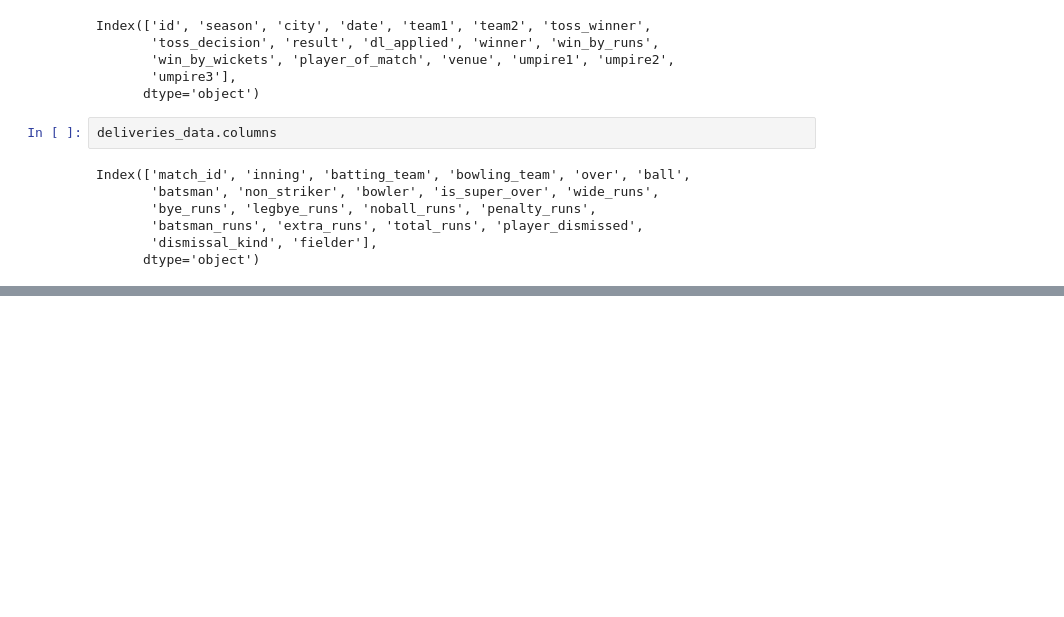
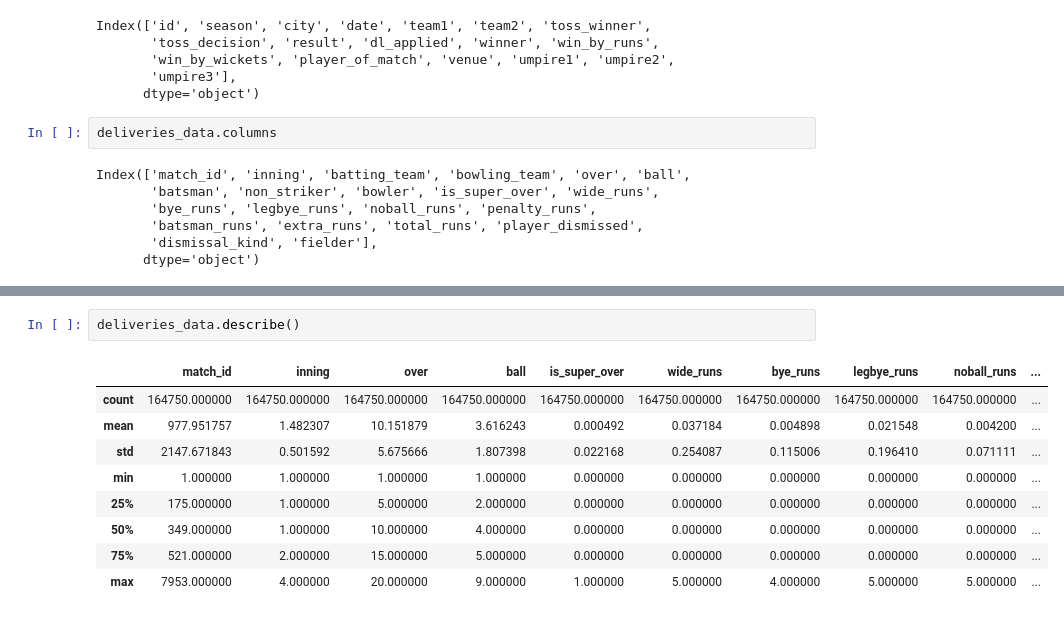
Before and after one commit to idhariharan/Hari-Iyer-INSAID-GCDAI-, a Jupyter notebook: hariiyermarch2k19cohortterm1projectipl.ipynb, the cells around one changed output, grey strips where cells are left out. Drawn from its saved outputs; the diff is of its cells as text; blank space fills up the shorter version.

```diff
--- a/hariiyermarch2k19cohortterm1projectipl.ipynb
+++ b/hariiyermarch2k19cohortterm1projectipl.ipynb
@@ -175,0 +272,12 @@ Index(['match_id', 'inning', 'batting_team', 'bowling_team', 'over', 'ball',
+# %%
+deliveries_data.describe()
+# %% [output]
+|  | match_id | inning | over | ball | is_super_over | wide_runs | bye_runs | legbye_runs | noball_runs | ... |
+| count | 164750.000000 | 164750.000000 | 164750.000000 | 164750.000000 | 164750.000000 | 164750.000000 | 164750.000000 | 164750.000000 | 164750.000000 | ... |
+| mean | 977.951757 | 1.482307 | 10.151879 | 3.616243 | 0.000492 | 0.037184 | 0.004898 | 0.021548 | 0.004200 | ... |
+| std | 2147.671843 | 0.501592 | 5.675666 | 1.807398 | 0.022168 | 0.254087 | 0.115006 | 0.196410 | 0.071111 | ... |
+| min | 1.000000 | 1.000000 | 1.000000 | 1.000000 | 0.000000 | 0.000000 | 0.000000 | 0.000000 | 0.000000 | ... |
+| 25% | 175.000000 | 1.000000 | 5.000000 | 2.000000 | 0.000000 | 0.000000 | 0.000000 | 0.000000 | 0.000000 | ... |
+| 50% | 349.000000 | 1.000000 | 10.000000 | 4.000000 | 0.000000 | 0.000000 | 0.000000 | 0.000000 | 0.000000 | ... |
+| 75% | 521.000000 | 2.000000 | 15.000000 | 5.000000 | 0.000000 | 0.000000 | 0.000000 | 0.000000 | 0.000000 | ... |
+| max | 7953.000000 | 4.000000 | 20.000000 | 9.000000 | 1.000000 | 5.000000 | 4.000000 | 5.000000 | 5.000000 | ... |
```
Also changed, not shown: parts of 22 cells of this notebook, 2 other files.
